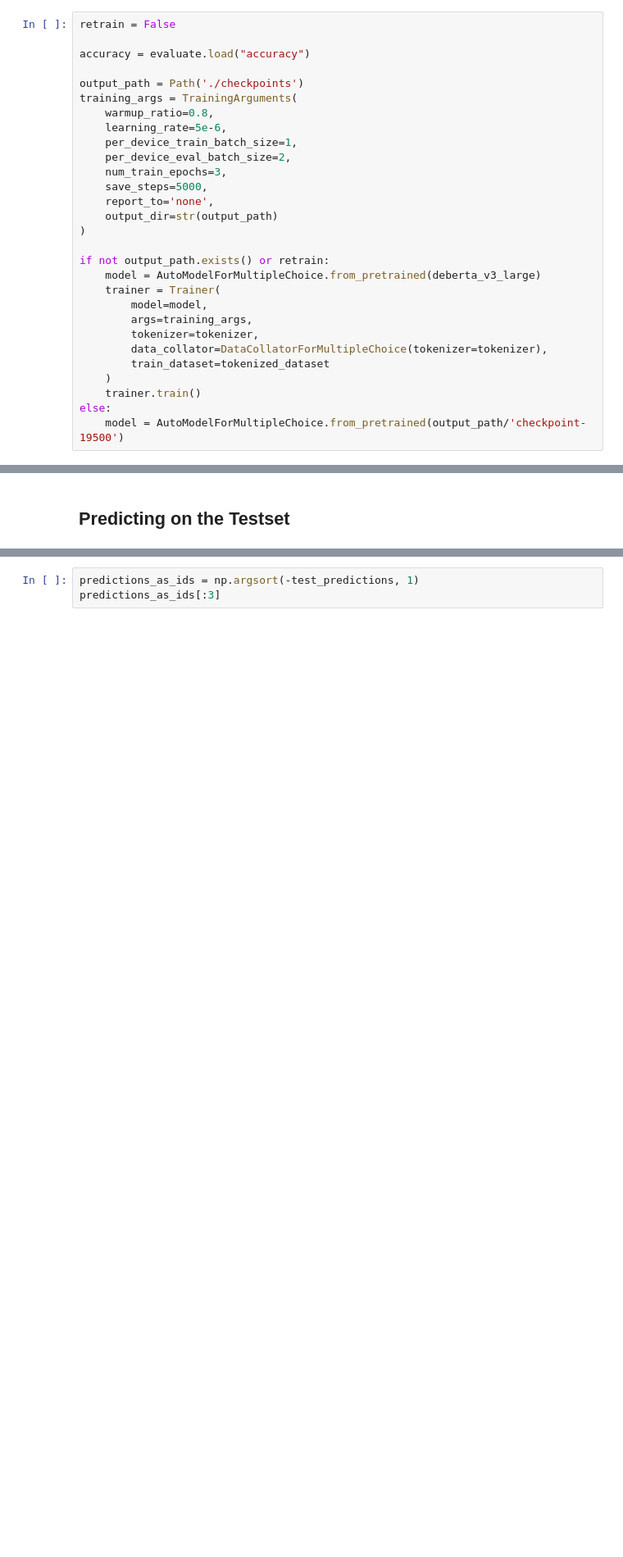
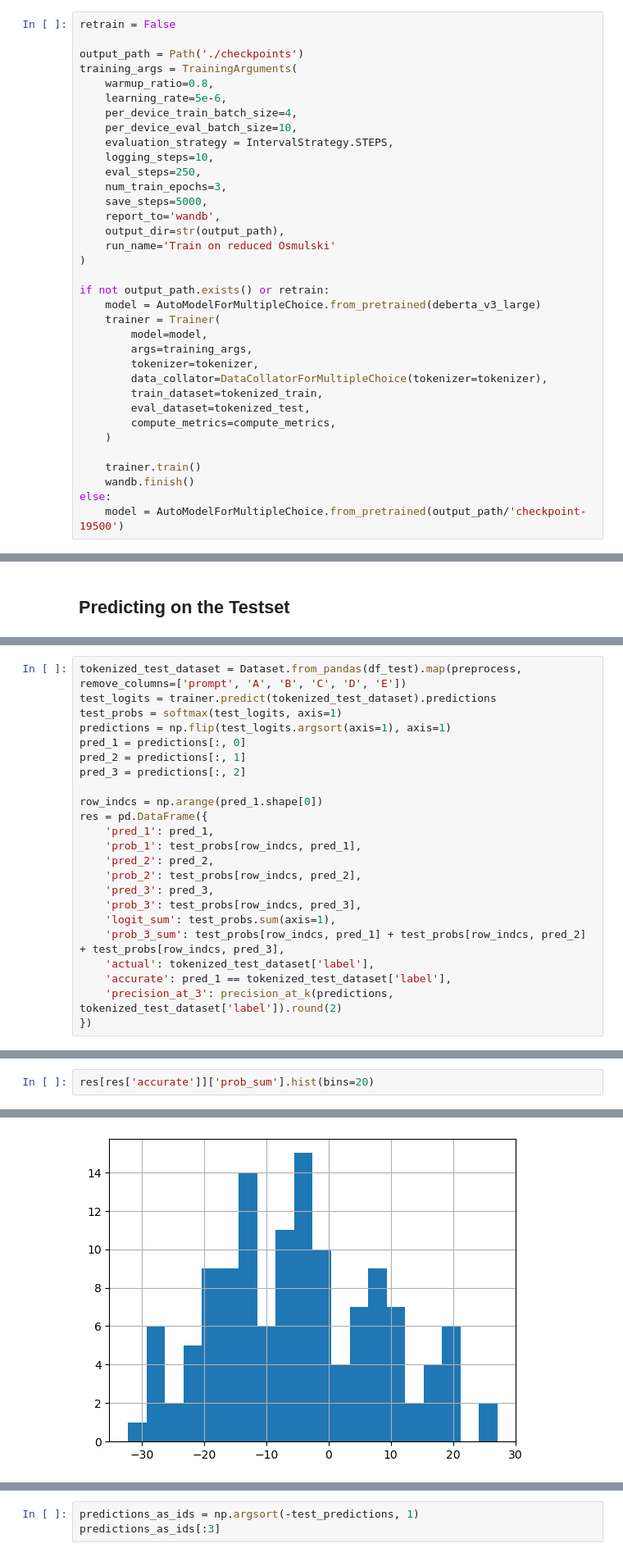
Before and after one commit to dan-tee/kaggle-science-exam, a Jupyter notebook: DeBERTa V3 Osmulski.ipynb, the cells around one changed output, grey strips where cells are left out. Shown at 82% size. Saved outputs shown, nothing was run; the diff lists cells and outputs as text; blank space fills up the shorter version.

```diff
--- a/DeBERTa V3 Osmulski.ipynb
+++ b/DeBERTa V3 Osmulski.ipynb
@@ -99,18 +156,20 @@ Dataset({
 # %%
 retrain = False
-
-accuracy = evaluate.load("accuracy")
 
 output_path = Path('./checkpoints')
 training_args = TrainingArguments(
     warmup_ratio=0.8,
     learning_rate=5e-6,
-    per_device_train_batch_size=1,
-    per_device_eval_batch_size=2,
+    per_device_train_batch_size=4,
+    per_device_eval_batch_size=10,
+    evaluation_strategy = IntervalStrategy.STEPS,
+    logging_steps=10,
+    eval_steps=250,
     num_train_epochs=3,
     save_steps=5000,
-    report_to='none',
-    output_dir=str(output_path)
+    report_to='wandb',
+    output_dir=str(output_path),
+    run_name='Train on reduced Osmulski'
 )
 
 if not output_path.exists() or retrain:
@@ -120,8 +179,12 @@ if not output_path.exists() or retrain:
         args=training_args,
         tokenizer=tokenizer,
         data_collator=DataCollatorForMultipleChoice(tokenizer=tokenizer),
-        train_dataset=tokenized_dataset
+        train_dataset=tokenized_train,
+        eval_dataset=tokenized_test,
+        compute_metrics=compute_metrics,
     )
+
     trainer.train()
+    wandb.finish()
 else:
     model = AutoModelForMultipleChoice.from_pretrained(output_path/'checkpoint-19500')
@@ -140,0 +283,23 @@ AttributeError: 'Dataset' object has no attribute 'view'
+# %%
+tokenized_test_dataset = Dataset.from_pandas(df_test).map(preprocess, remove_columns=['prompt', 'A', 'B', 'C', 'D', 'E'])
+test_logits = trainer.predict(tokenized_test_dataset).predictions
+test_probs = softmax(test_logits, axis=1)
+predictions = np.flip(test_logits.argsort(axis=1), axis=1)
+pred_1 = predictions[:, 0]
+pred_2 = predictions[:, 1]
+pred_3 = predictions[:, 2]
+
+row_indcs = np.arange(pred_1.shape[0])
+res = pd.DataFrame({
+    'pred_1': pred_1,
+    'prob_1': test_probs[row_indcs, pred_1],
+    'pred_2': pred_2,
+    'prob_2': test_probs[row_indcs, pred_2],
+    'pred_3': pred_3,
+    'prob_3': test_probs[row_indcs, pred_3],
+    'logit_sum': test_probs.sum(axis=1),
+    'prob_3_sum': test_probs[row_indcs, pred_1] + test_probs[row_indcs, pred_2] + test_probs[row_indcs, pred_3],
+    'actual': tokenized_test_dataset['label'],
+    'accurate': pred_1 == tokenized_test_dataset['label'],
+    'precision_at_3': precision_at_k(predictions, tokenized_test_dataset['label']).round(2)
+})
@@ -140,0 +336,3 @@ AttributeError: 'Dataset' object has no attribute 'view'
+# %%
+res[res['accurate']]['prob_sum'].hist(bins=20)
+# %% [output]
@@ -140,0 +340 @@ AttributeError: 'Dataset' object has no attribute 'view'
+[figure, added]
```
Also changed, not shown: parts of 28 cells of this notebook, 1 other file.
